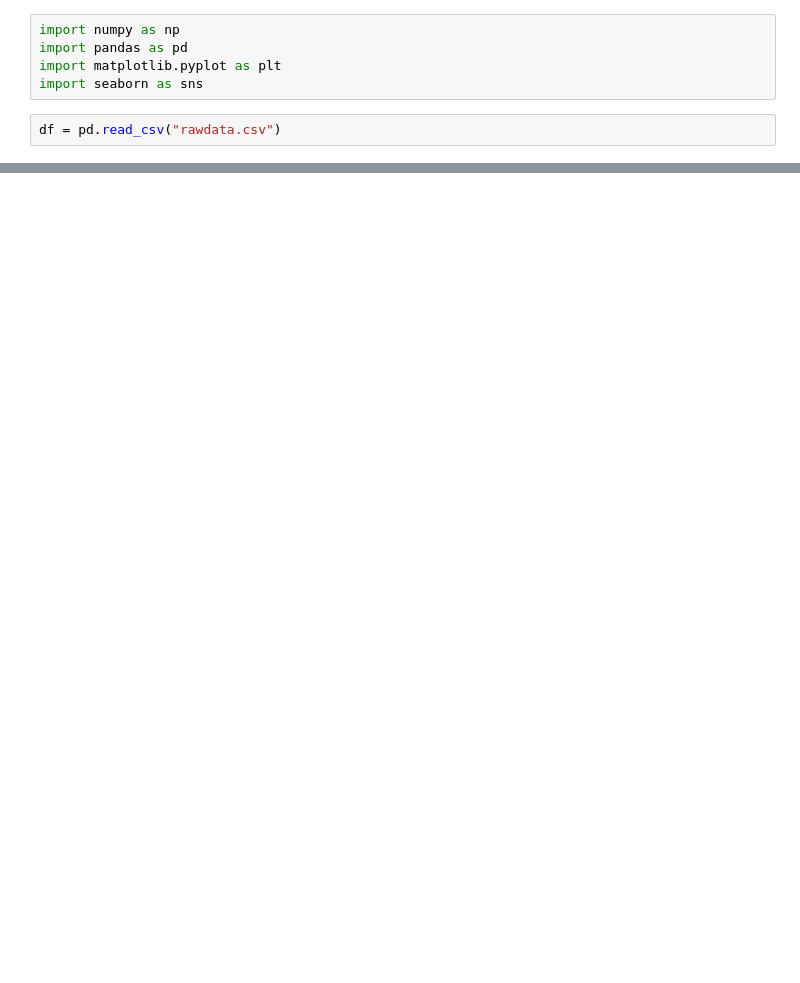
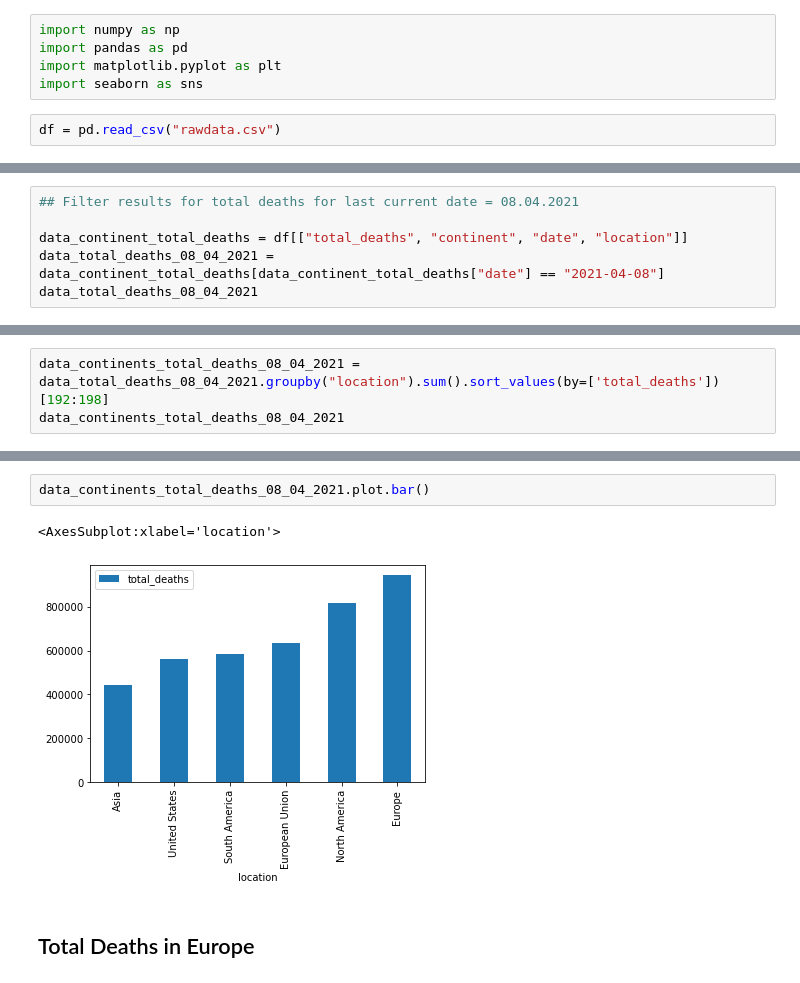
Before and after one commit to Blitzbert/Covid19, a Jupyter notebook: Correlation_total_deaths_smoking.ipynb, the cells around one changed output, grey strips where cells are left out. Drawn from its saved outputs; the diff is of its cells as text; blank space fills up the shorter version.

Commit message:
analysis of total death by country in Europe and mean of smokers for each country

```diff
--- a/Correlation_total_deaths_smoking.ipynb
+++ b/Correlation_total_deaths_smoking.ipynb
@@ -143,0 +28,6 @@ data_by_country.head()
+# %%
+## Filter results for total deaths for last current date = 08.04.2021
+
+data_continent_total_deaths = df[["total_deaths", "continent", "date", "location"]]
+data_total_deaths_08_04_2021 = data_continent_total_deaths[data_continent_total_deaths["date"] == "2021-04-08"]
+data_total_deaths_08_04_2021
@@ -143,0 +48,3 @@ data_by_country.head()
+# %%
+data_continents_total_deaths_08_04_2021 = data_total_deaths_08_04_2021.groupby("location").sum().sort_values(by=['total_deaths'])[192:198]
+data_continents_total_deaths_08_04_2021
@@ -143,0 +60,7 @@ data_by_country.head()
+# %%
+data_continents_total_deaths_08_04_2021.plot.bar()
+# %% [output]
+<AxesSubplot:xlabel='location'>
+[figure, added]
+# %% [markdown]
+## Total Deaths in Europe
```
Also changed, not shown: parts of 57 cells of this notebook, 2 other files.
